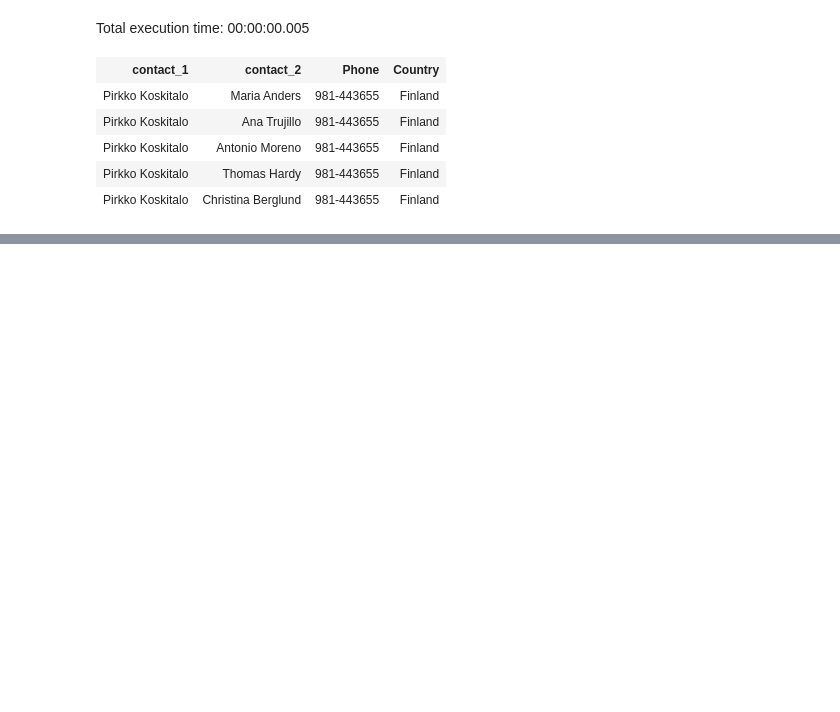
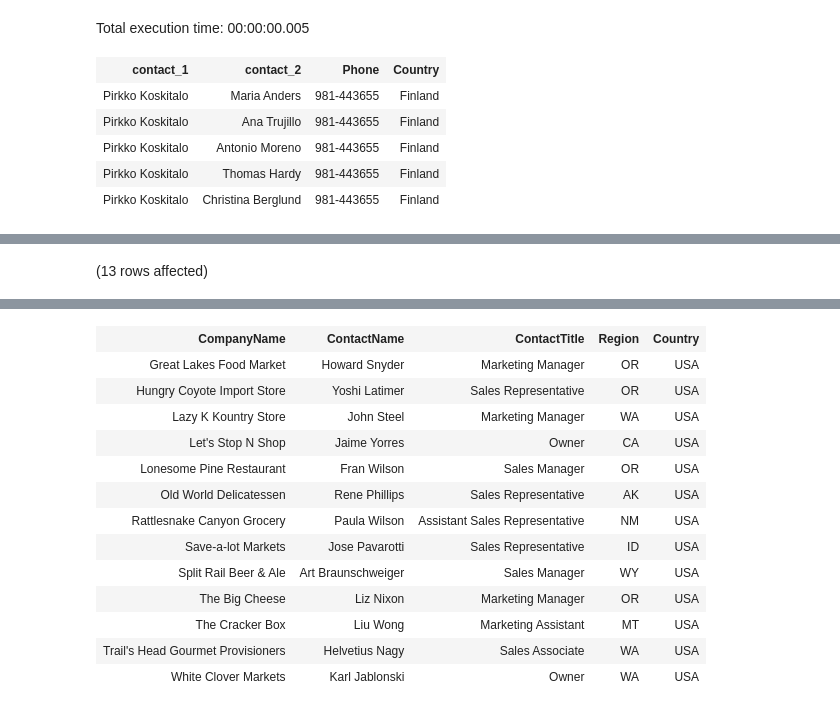
Before and after one commit to KCracks/KBIA_Portfolio, a Jupyter notebook: Kamani_SQL 25 Tips_Notebook.ipynb, the cells around one changed output, grey strips where cells are left out. Drawn from its saved outputs; the diff is of its cells as text; code cells hidden in the pictures; blank space fills up the shorter version.

```diff
--- a/Kamani_SQL 25 Tips_Notebook.ipynb
+++ b/Kamani_SQL 25 Tips_Notebook.ipynb
@@ -561,0 +639,6 @@ The following query uses the SELF JOIN function to return records from the "Cust
+# %%
+SELECT *
+FROM [USA_Customers]
+;
+# %% [output]
+(13 rows affected)
@@ -561,0 +646,14 @@ The following query uses the SELF JOIN function to return records from the "Cust
+| CompanyName | ContactName | ContactTitle | Region | Country |
+| Great Lakes Food Market | Howard Snyder | Marketing Manager | OR | USA |
+| Hungry Coyote Import Store | Yoshi Latimer | Sales Representative | OR | USA |
+| Lazy K Kountry Store | John Steel | Marketing Manager | WA | USA |
+| Let's Stop N Shop | Jaime Yorres | Owner | CA | USA |
+| Lonesome Pine Restaurant | Fran Wilson | Sales Manager | OR | USA |
+| Old World Delicatessen | Rene Phillips | Sales Representative | AK | USA |
+| Rattlesnake Canyon Grocery | Paula Wilson | Assistant Sales Representative | NM | USA |
+| Save-a-lot Markets | Jose Pavarotti | Sales Representative | ID | USA |
+| Split Rail Beer & Ale | Art Braunschweiger | Sales Manager | WY | USA |
+| The Big Cheese | Liz Nixon | Marketing Manager | OR | USA |
+| The Cracker Box | Liu Wong | Marketing Assistant | MT | USA |
+| Trail's Head Gourmet Provisioners | Helvetius Nagy | Sales Associate | WA | USA |
+| White Clover Markets | Karl Jablonski | Owner | WA | USA |
```
Also changed, not shown: parts of 39 cells of this notebook.
